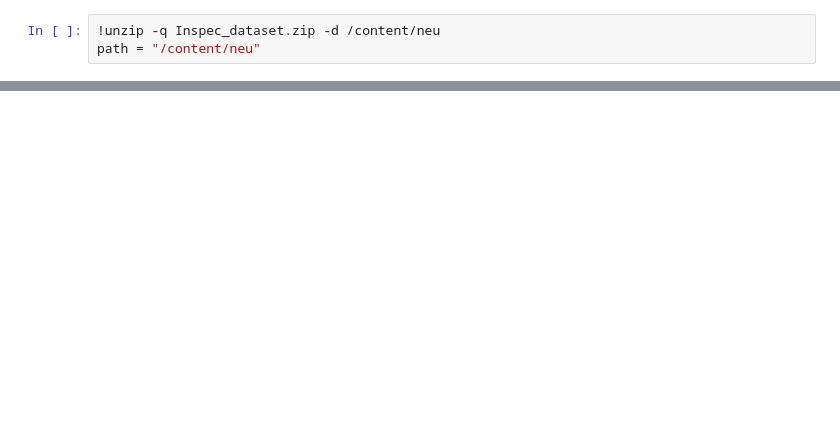
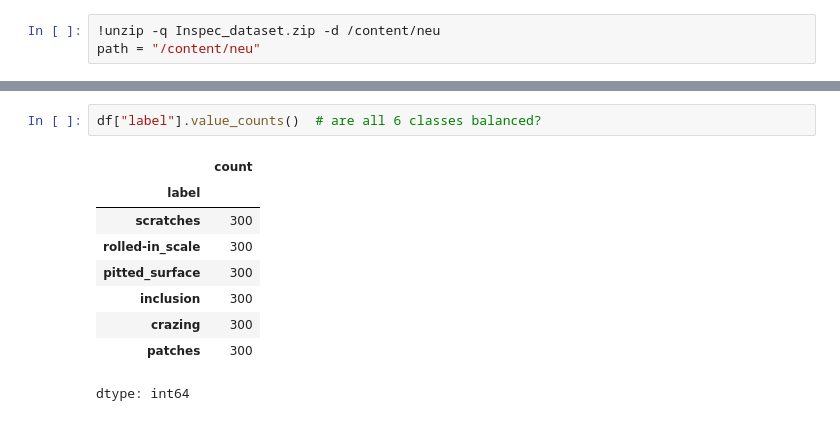
Before and after one commit to Prithviraj-chw/InSpec-Industrial-Defect-Detection, a Jupyter notebook: model.ipynb, the cells around one changed output, grey strips where cells are left out. Cells and saved outputs as stored; diff of their text form; blank space fills up the shorter version.

```diff
--- a/model.ipynb
+++ b/model.ipynb
@@ -24,0 +67,12 @@ Examples:
+# %%
+df["label"].value_counts()  # are all 6 classes balanced?
+# %% [output]
+|  | count |
+| label |  |
+| scratches | 300 |
+| rolled-in_scale | 300 |
+| pitted_surface | 300 |
+| inclusion | 300 |
+| crazing | 300 |
+| patches | 300 |
+dtype: int64
```
Also changed, not shown: parts of 22 cells of this notebook.
